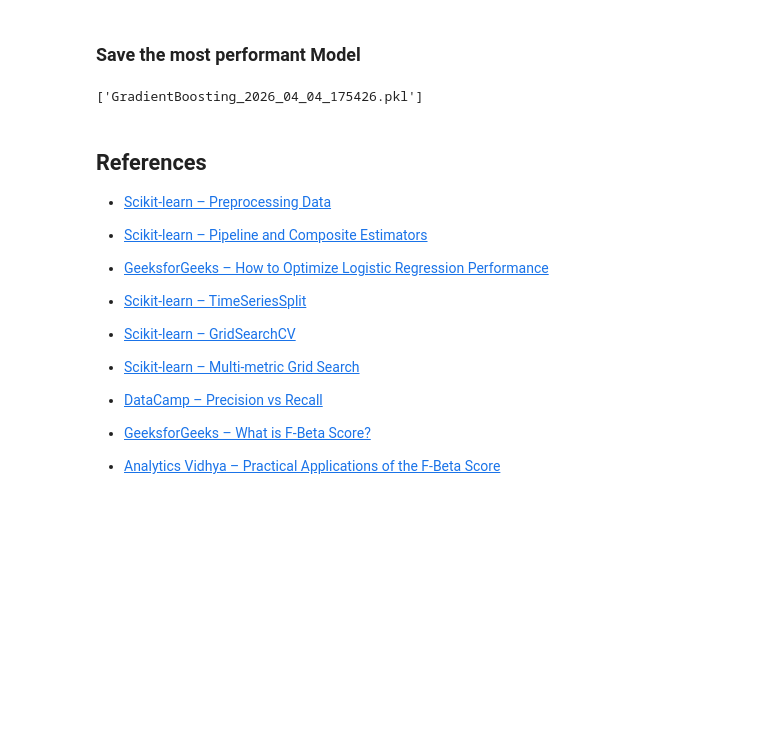
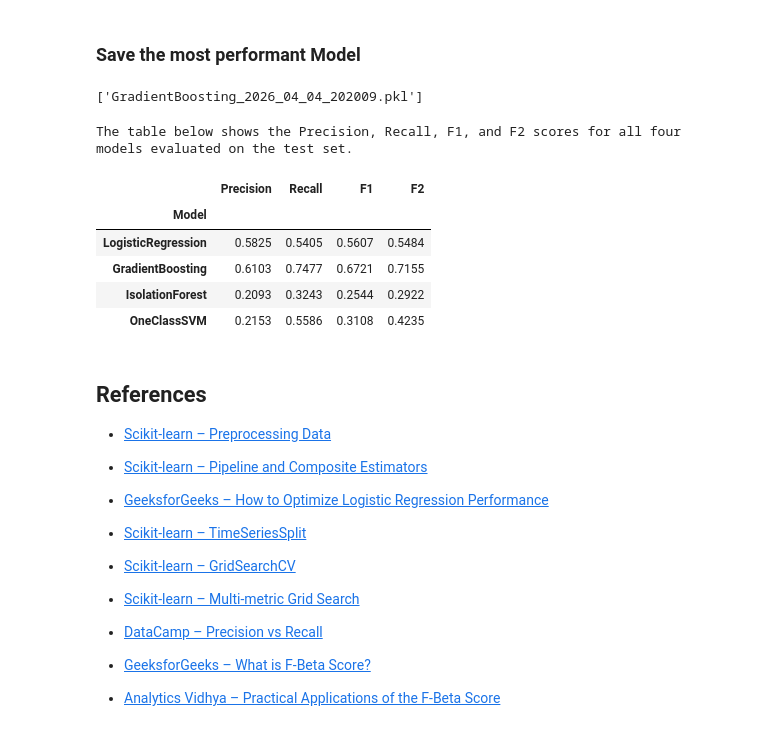
Before and after one commit to dariopipa/network-anomaly-detector-DCML, a Jupyter notebook: src/training/training.ipynb, the cells around one changed output. Cells and saved outputs as stored; diff of their text form; code cells hidden in the pictures; blank space fills up the shorter version.

```diff
--- a/src/training/training.ipynb
+++ b/src/training/training.ipynb
@@ -623,17 +595,44 @@ best_scaler = None
 if best_name == "IsolationForest" or best_name == "OneClassSVM":
     best_scaler = scaler
 
-model_name = {
-    "model":best_model_config,
-    "scaler":best_scaler
-}
+model_name = {"model": best_model_config, "scaler": best_scaler}
 
 now = datetime.now().strftime("%Y_%m_%d_%H%M%S")
 model_file_name = best_name + "_" + now + ".pkl"
 
 joblib.dump(model_name, model_file_name)
 # %% [output]
-['GradientBoosting_2026_04_04_175426.pkl']
+['GradientBoosting_2026_04_04_202009.pkl']
+# %%
+# The table below shows the Precision, Recall, F1, and F2 scores
+# for all four models evaluated on the test set.
+
+rows = []
+for model_name, ev in evaluations:
+    rows.append(
+        {
+            "Model": model_name,
+            "Precision": ev.precision,
+            "Recall": ev.recall,
+            "F1": ev.f1_score,
+            "F2": ev.f2_score,
+        }
+    )
+
+results_table = pd.DataFrame(rows).set_index("Model").round(4)
+
+print(
+    "The table below shows the Precision, Recall, F1, and F2 scores for all four models evaluated on the test set."
+)
+display(results_table)
+# %% [output]
+The table below shows the Precision, Recall, F1, and F2 scores for all four models evaluated on the test set.
+|  | Precision | Recall | F1 | F2 |
+| Model |  |  |  |  |
+| LogisticRegression | 0.5825 | 0.5405 | 0.5607 | 0.5484 |
+| GradientBoosting | 0.6103 | 0.7477 | 0.6721 | 0.7155 |
+| IsolationForest | 0.2093 | 0.3243 | 0.2544 | 0.2922 |
+| OneClassSVM | 0.2153 | 0.5586 | 0.3108 | 0.4235 |
 # %% [markdown]
 ## References
 
```
Also changed, not shown: parts of 5 cells of this notebook, 2 other files.
